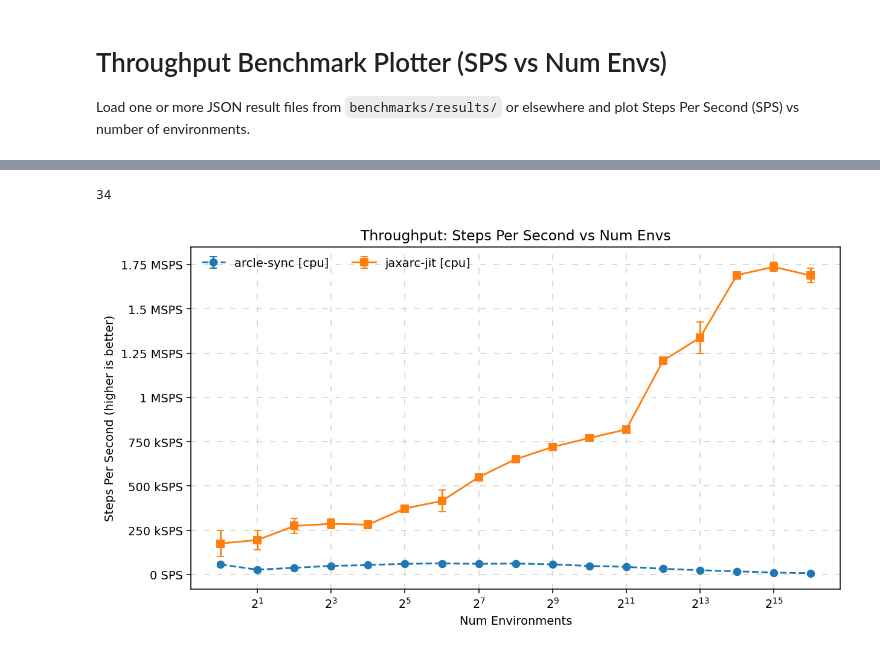
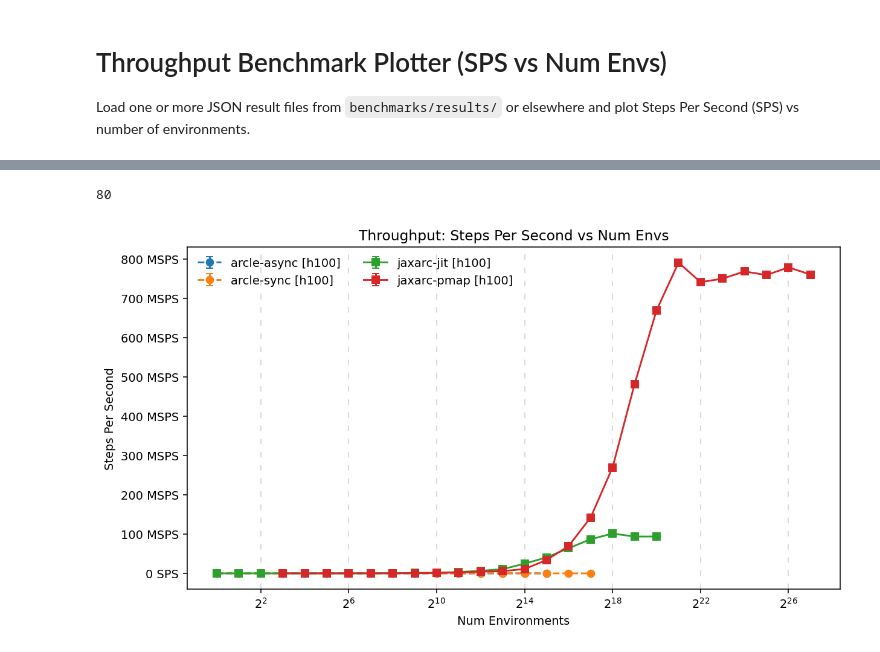
Before and after one commit to aadimator/JaxARC, a Jupyter notebook: benchmarks/plot_throughput.ipynb, the cells around one changed output, grey strips where cells are left out. Cells and saved outputs as stored; diff of their text form; code cells hidden in the pictures.

```diff
--- a/benchmarks/plot_throughput.ipynb
+++ b/benchmarks/plot_throughput.ipynb
@@ -179,7 +225,7 @@ len(summary)
 # - modes: choose among ['arcle-sync','arcle-async','jaxarc-jit','jaxarc-pmap'] (empty = all)
 # - yscale: 'linear' (default), 'log', or 'symlog'
 # - yformat: 'eng' (SI units), 'comma', or 'sci'
-run_tag_contains = []  # e.g., ['cpu', 'a100']
+run_tag_contains = ['h100']  # e.g., ['cpu', 'h100']
 modes_filter = []      # e.g., ['arcle-sync', 'arcle-async']
 yscale = 'linear'      # 'linear' | 'log' | 'symlog'
 yformat = 'eng'        # 'eng' | 'comma' | 'sci'
@@ -189,7 +235,7 @@ filtered = filter_records(records, flt)
 filtered_summary = aggregate(filtered)
 len(filtered_summary)
 # %% [output]
-34
+80
 # %%
 # Plot SPS vs num_envs for filtered data with clearer y-axis
 if not filtered_summary:
@@ -206,33 +252,33 @@ else:
         xs = [r['num_envs'] for r in rows]
         ys = [r['sps_mean'] for r in rows]
         yerr = [r['sps_std'] for r in rows]
         label = f"{mode} [{tag or 'untagged'}]"
         style = '-' if 'jaxarc' in (mode or '') else '--'
         marker = 's' if 'jaxarc' in (mode or '') else 'o'
         ax.errorbar(xs, ys, yerr=yerr, marker=marker, linestyle=style, label=label, capsize=3)
 
     ax.set_title('Throughput: Steps Per Second vs Num Envs')
     ax.set_xlabel('Num Environments')
-    ax.set_ylabel('Steps Per Second (higher is better)')
+    ax.set_ylabel('Steps Per Second')
     ax.set_xscale('log', base=2)
 
     # Configure y-scale
     if yscale in ('linear', 'log', 'symlog'):
         ax.set_yscale(yscale)
 
     # Configure y-axis formatting
     if yformat == 'eng':
         ax.yaxis.set_major_formatter(EngFormatter(unit='SPS'))
     elif yformat == 'comma':
         ax.yaxis.set_major_formatter(FuncFormatter(lambda x, pos: f"{x:,.0f}"))
     elif yformat == 'sci':
         sf = ScalarFormatter(useMathText=True)
         sf.set_powerlimits((-2, 2))
         ax.yaxis.set_major_formatter(sf)
 
-    ax.grid(which='both', axis='both', linestyle=(0, (6, 8)), alpha=0.6)
+    ax.grid(which='both', axis='x', linestyle=(0, (6, 8)), alpha=0.6)
     ax.legend(loc='best', ncol=2, frameon=False)
     plt.tight_layout()
     plt.show()
 # %% [output]
-[figure, old version]
+[figure, new version]
```
Also changed, not shown: parts of 4 cells of this notebook, 2 other files.
